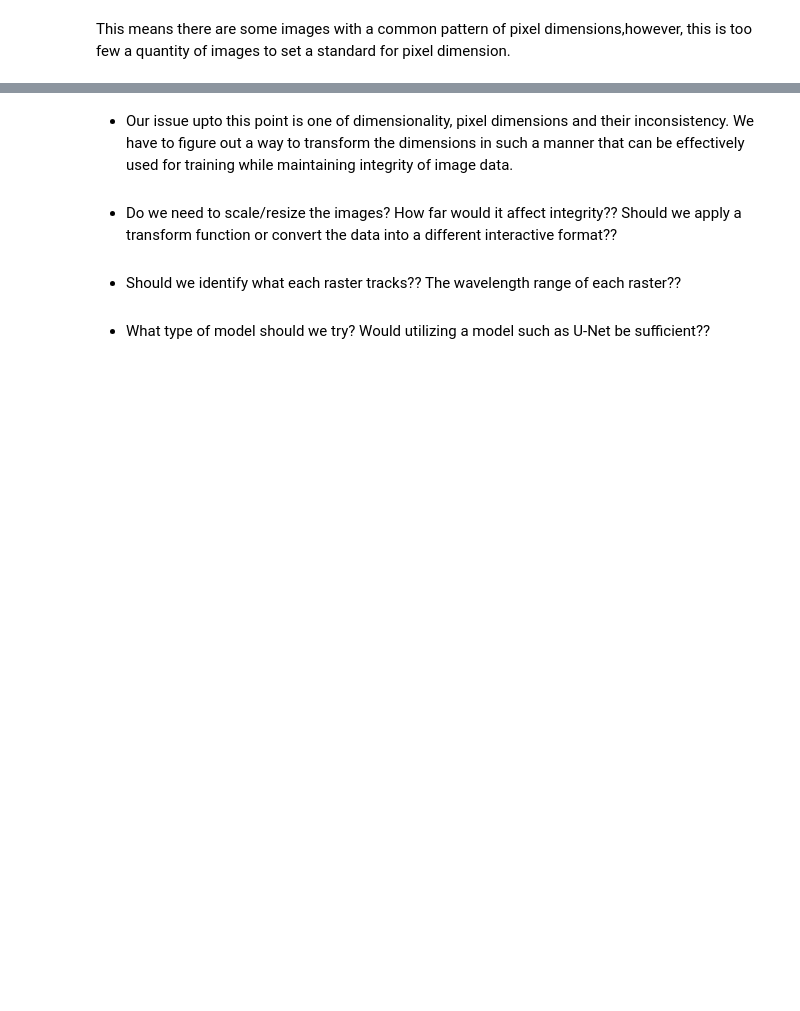
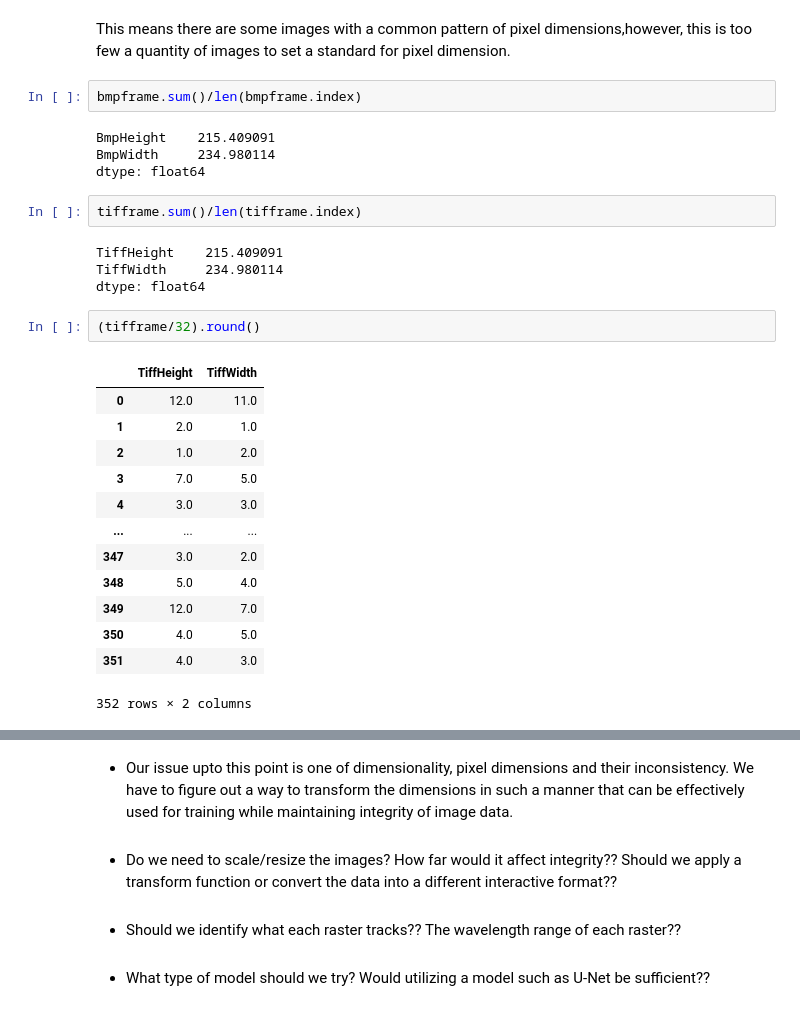
Before and after one commit to tejes16/Smoke-detection-AI, a Jupyter notebook: Copy_of_SmokeDetect_(3).ipynb, the cells around one changed output, grey strips where cells are left out. Saved outputs shown, nothing was run; the diff lists cells and outputs as text; blank space fills up the shorter version.

```diff
--- a/Copy_of_SmokeDetect_(3).ipynb
+++ b/Copy_of_SmokeDetect_(3).ipynb
@@ -334,3 +313,31 @@ BmpWidth     14
 dtype: int64
 # %% [markdown]
 This means there are some images with a common pattern of pixel dimensions,however, this is too few a quantity of images to set a standard for pixel dimension.
+# %%
+bmpframe.sum()/len(bmpframe.index)
+# %% [output]
+BmpHeight    215.409091
+BmpWidth     234.980114
+dtype: float64
+# %%
+tifframe.sum()/len(tifframe.index)
+# %% [output]
+TiffHeight    215.409091
+TiffWidth     234.980114
+dtype: float64
+# %%
+(tifframe/32).round()
+# %% [output]
+|  | TiffHeight | TiffWidth |
+| 0 | 12.0 | 11.0 |
+| 1 | 2.0 | 1.0 |
+| 2 | 1.0 | 2.0 |
+| 3 | 7.0 | 5.0 |
+| 4 | 3.0 | 3.0 |
+| ... | ... | ... |
+| 347 | 3.0 | 2.0 |
+| 348 | 5.0 | 4.0 |
+| 349 | 12.0 | 7.0 |
+| 350 | 4.0 | 5.0 |
+| 351 | 4.0 | 3.0 |
+352 rows × 2 columns
```
Also changed, not shown: parts of 50 cells of this notebook.
